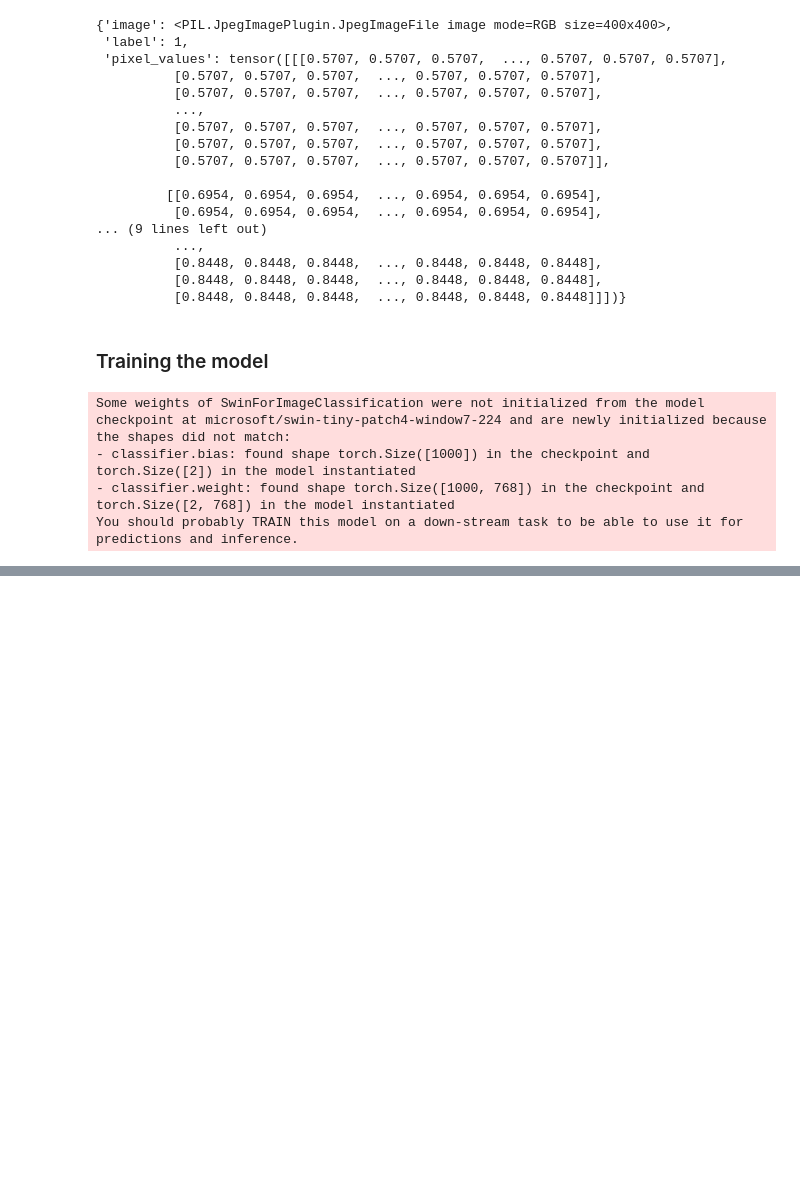
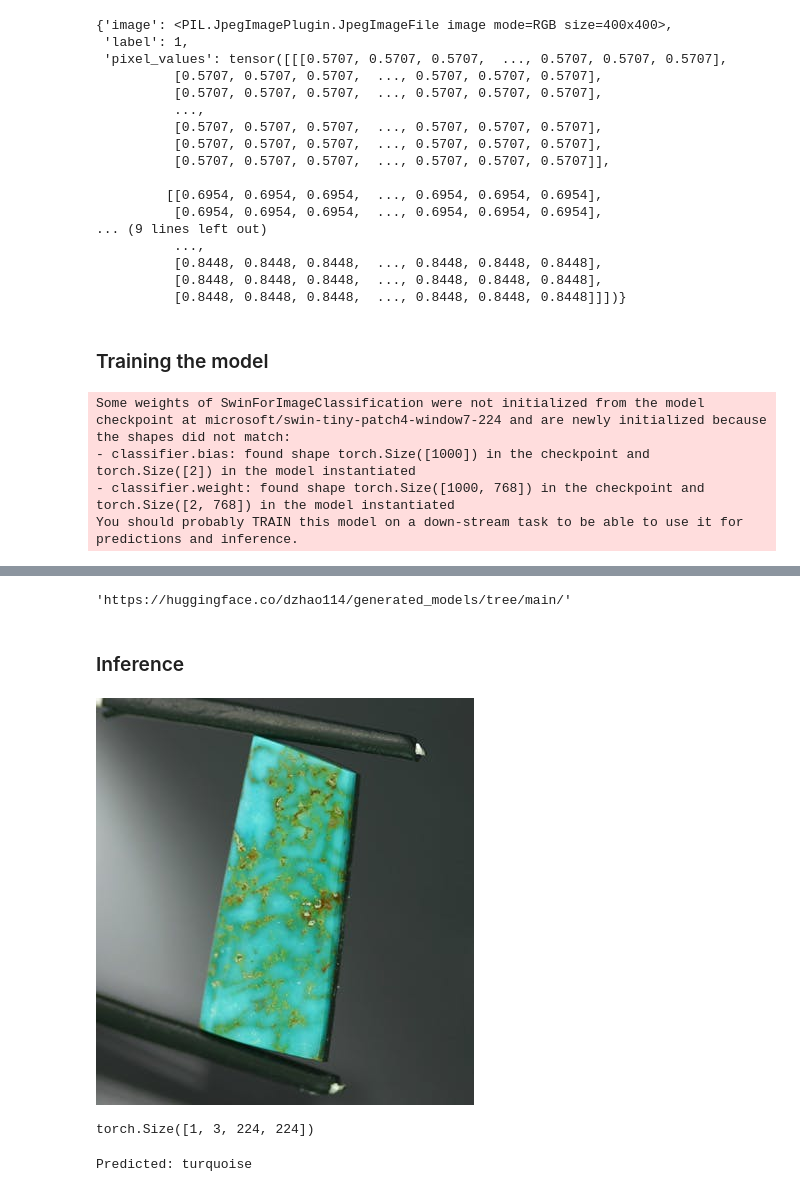
Before and after one commit to dazhaoniel/turquoise, a Jupyter notebook: turquoise-classifier.ipynb, the cells around one changed output, grey strips where cells are left out. Saved outputs shown, nothing was run; the diff lists cells and outputs as text; code cells hidden in the pictures; blank space fills up the shorter version.

```diff
--- a/turquoise-classifier.ipynb
+++ b/turquoise-classifier.ipynb
@@ -219,0 +242,15 @@ KeyError: 'eval_accuracy'
+# %%
+trainer.push_to_hub()
+# %% [output]
+'https://huggingface.co/dzhao114/generated_models/tree/main/'
+# %% [markdown]
+### Inference
+# %%
+from PIL import Image
+import requests
+
+url = 'https://www.gemsociety.org/uploads/1200/75/2016/05/CTTurquoise.jpg'
+image = Image.open(requests.get(url, stream=True).raw)
+image
+# %% [output]
+[figure, added]
@@ -219,0 +264,6 @@ KeyError: 'eval_accuracy'
+# %%
+# prepare image for the model
+encoding = image_processor(image.convert("RGB"), return_tensors="pt")
+print(encoding.pixel_values.shape)
+# %% [output]
+torch.Size([1, 3, 224, 224])
@@ -219,0 +277,5 @@ KeyError: 'eval_accuracy'
+# %%
+predicted_class_idx = logits.argmax(-1).item()
+print("Predicted:", model.config.id2label[predicted_class_idx])
+# %% [output]
+Predicted: turquoise
```
Also changed, not shown: parts of 8 cells of this notebook, 3 other files.
